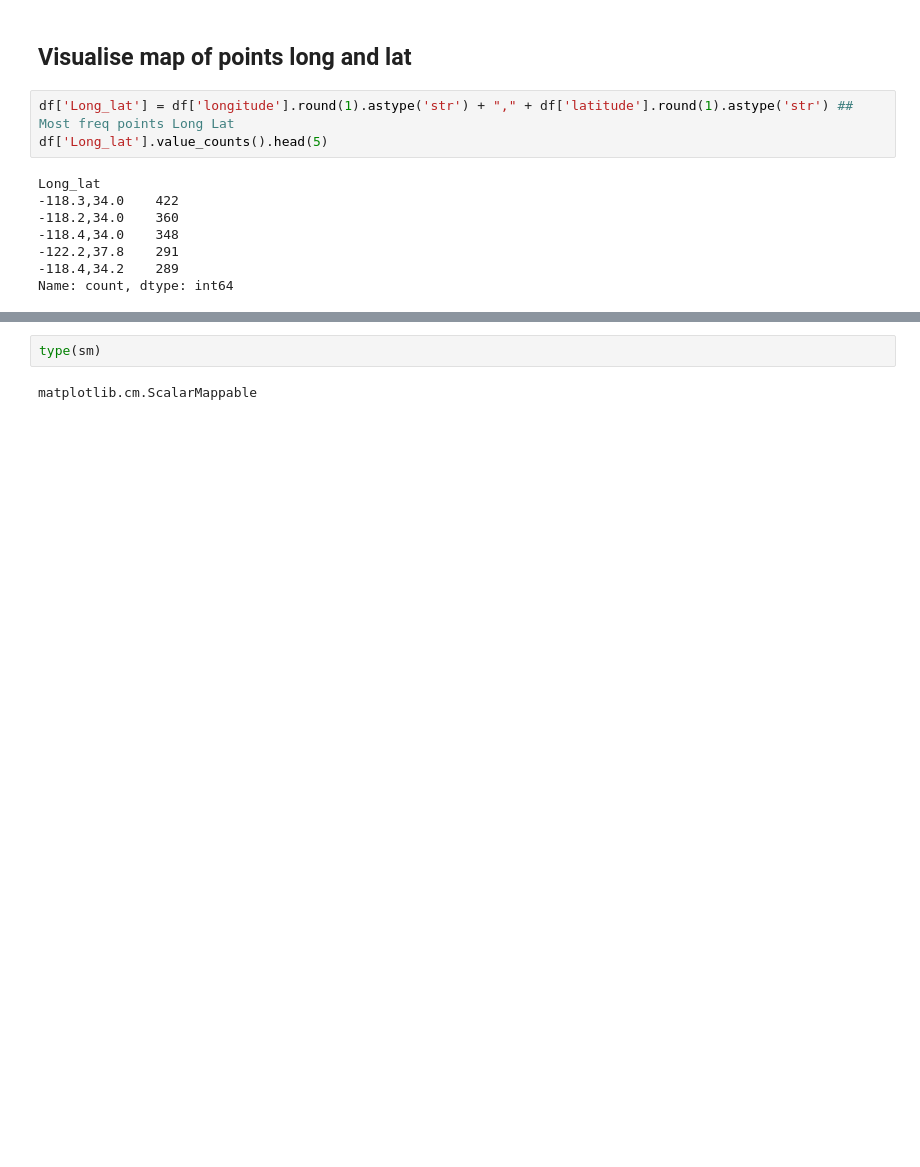
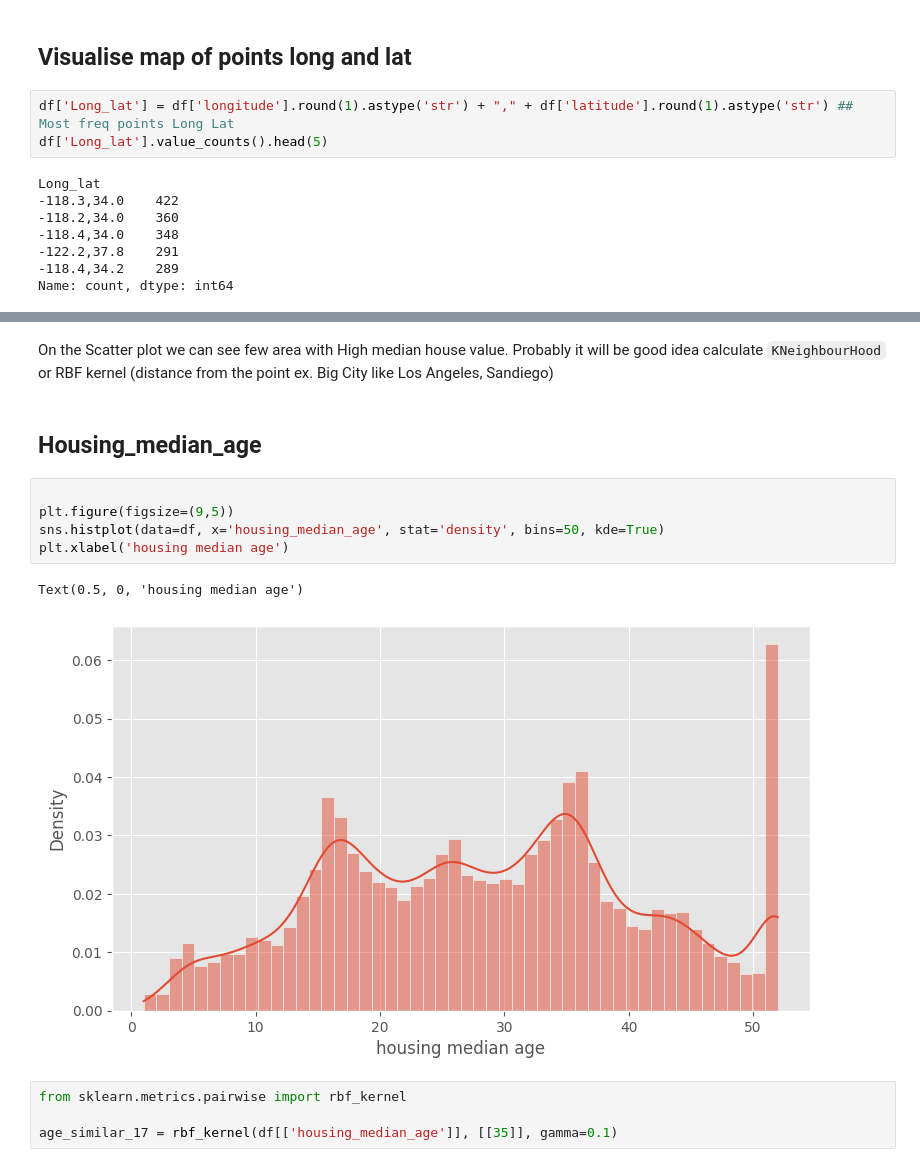
Before and after one commit to Moraw1993/Programowanie-SI, a Jupyter notebook: 5. Sklearn/Classification/HousePrediction.ipynb, the cells around one changed output, grey strips where cells are left out. Saved outputs shown, nothing was run; the diff lists cells and outputs as text; blank space fills up the shorter version.

Commit message:
Feature engineering in house prediction

```diff
--- a/5. Sklearn/Classification/HousePrediction.ipynb
+++ b/5. Sklearn/Classification/HousePrediction.ipynb
@@ -357,4 +358,16 @@ plt.show()
-# %%
-type(sm)
-# %% [output]
-matplotlib.cm.ScalarMappable
+# %% [markdown]
+On the Scatter plot we can see few area with High median house value. Probably it will be good idea calculate `KNeighbourHood` or RBF kernel (distance from  the point ex. Big City like Los Angeles, Sandiego)
+# %% [markdown]
+## Housing_median_age
+# %%
+
+plt.figure(figsize=(9,5))
+sns.histplot(data=df, x='housing_median_age', stat='density', bins=50, kde=True)
+plt.xlabel('housing median age')
+# %% [output]
+Text(0.5, 0, 'housing median age')
+[figure, added]
+# %%
+from sklearn.metrics.pairwise import rbf_kernel
+
+age_similar_17 = rbf_kernel(df[['housing_median_age']], [[35]], gamma=0.1)
```
Also changed, not shown: parts of 21 cells of this notebook, 1 other file.
